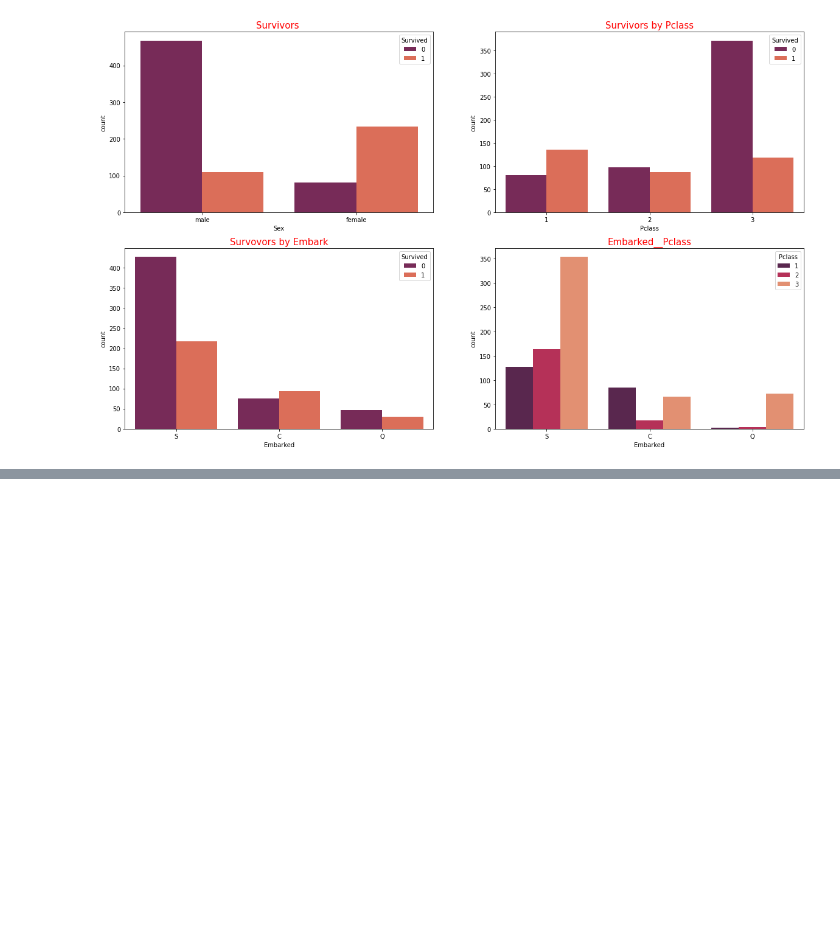
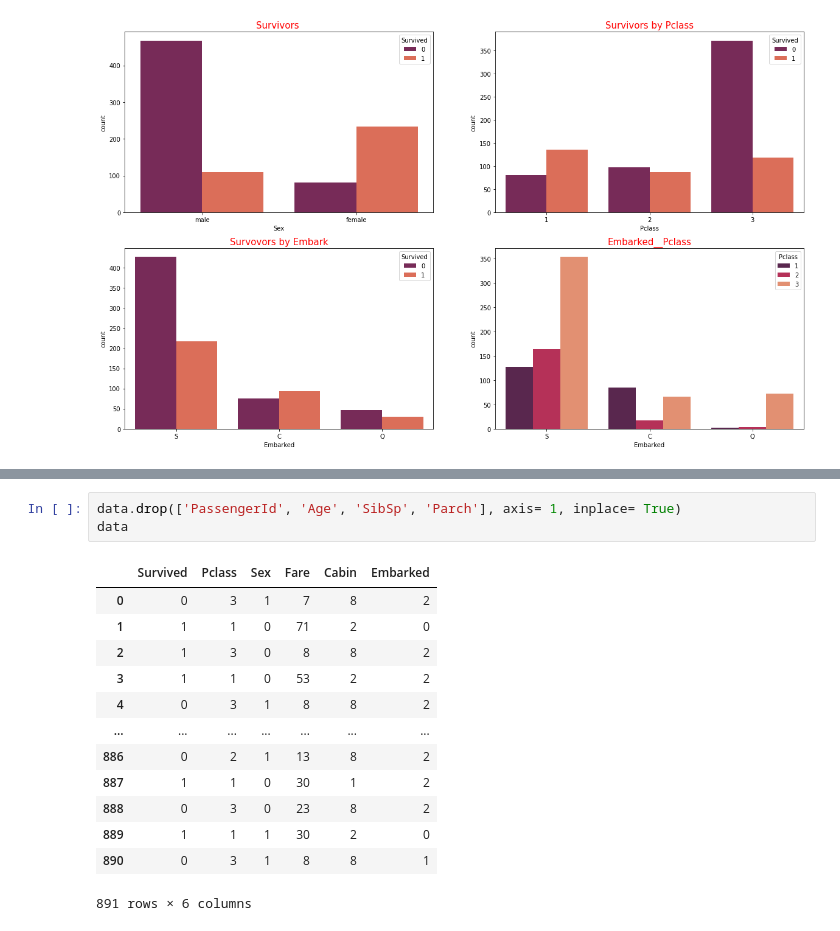
Before and after one commit to spctr01/10DayMLChallenge, a Jupyter notebook: day2.ipynb, the cells around one changed output, grey strips where cells are left out. Cells and saved outputs as stored; diff of their text form; blank space fills up the shorter version.

```diff
--- a/day2.ipynb
+++ b/day2.ipynb
@@ -169,0 +224,17 @@ dtype: int64
+# %%
+data.drop(['PassengerId', 'Age', 'SibSp', 'Parch'], axis= 1, inplace= True)
+data
+# %% [output]
+|  | Survived | Pclass | Sex | Fare | Cabin | Embarked |
+| 0 | 0 | 3 | 1 | 7 | 8 | 2 |
+| 1 | 1 | 1 | 0 | 71 | 2 | 0 |
+| 2 | 1 | 3 | 0 | 8 | 8 | 2 |
+| 3 | 1 | 1 | 0 | 53 | 2 | 2 |
+| 4 | 0 | 3 | 1 | 8 | 8 | 2 |
+| ... | ... | ... | ... | ... | ... | ... |
+| 886 | 0 | 2 | 1 | 13 | 8 | 2 |
+| 887 | 1 | 1 | 0 | 30 | 1 | 2 |
+| 888 | 0 | 3 | 0 | 23 | 8 | 2 |
+| 889 | 1 | 1 | 1 | 30 | 2 | 0 |
+| 890 | 0 | 3 | 1 | 8 | 8 | 1 |
+891 rows × 6 columns
```
Also changed, not shown: parts of 14 cells of this notebook.
